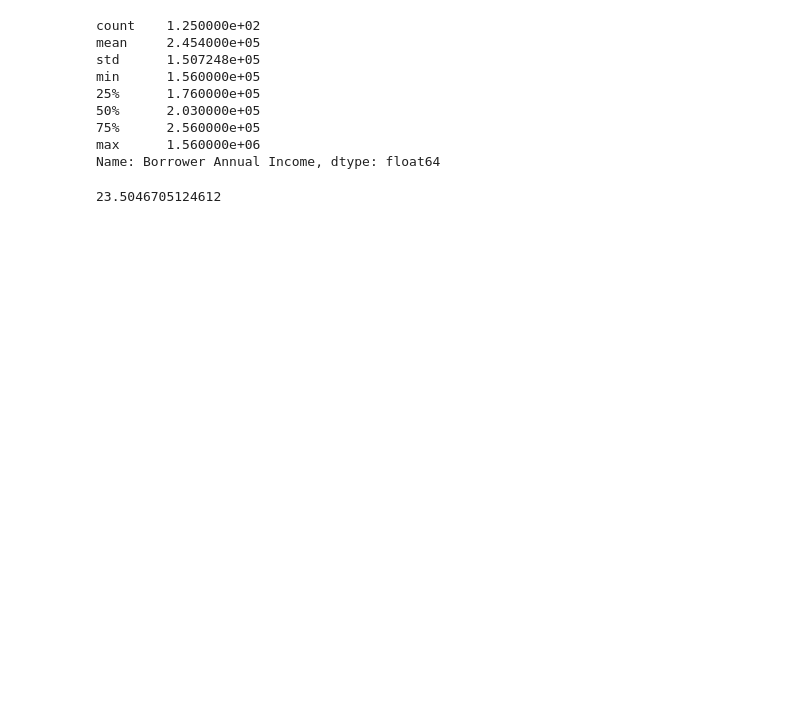
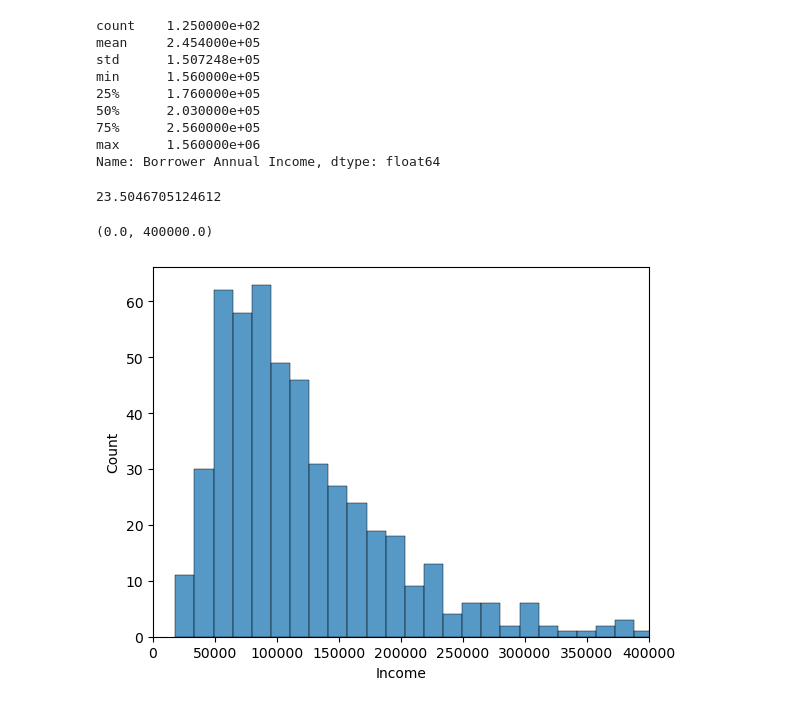
Before and after one commit to KunalNeon/CommBank, a Jupyter notebook: dataSet.ipynb, the cells around one changed output. Saved outputs shown, nothing was run; the diff lists cells and outputs as text; code cells hidden in the pictures; blank space fills up the shorter version.

```diff
--- a/dataSet.ipynb
+++ b/dataSet.ipynb
@@ -301,3 +301,9 @@ cv_first_group
 23.5046705124612
 # %%
 #23% of variation in group is not desriable <10% is okay to consisder homogenousness .
+# %%
+sns.histplot(income_data["Income"],bins=100)
+myplot.xlim(0,400000)
+# %% [output]
+(0.0, 400000.0)
+[figure, added]
```
Also changed, not shown: parts of 1 cell of this notebook.
